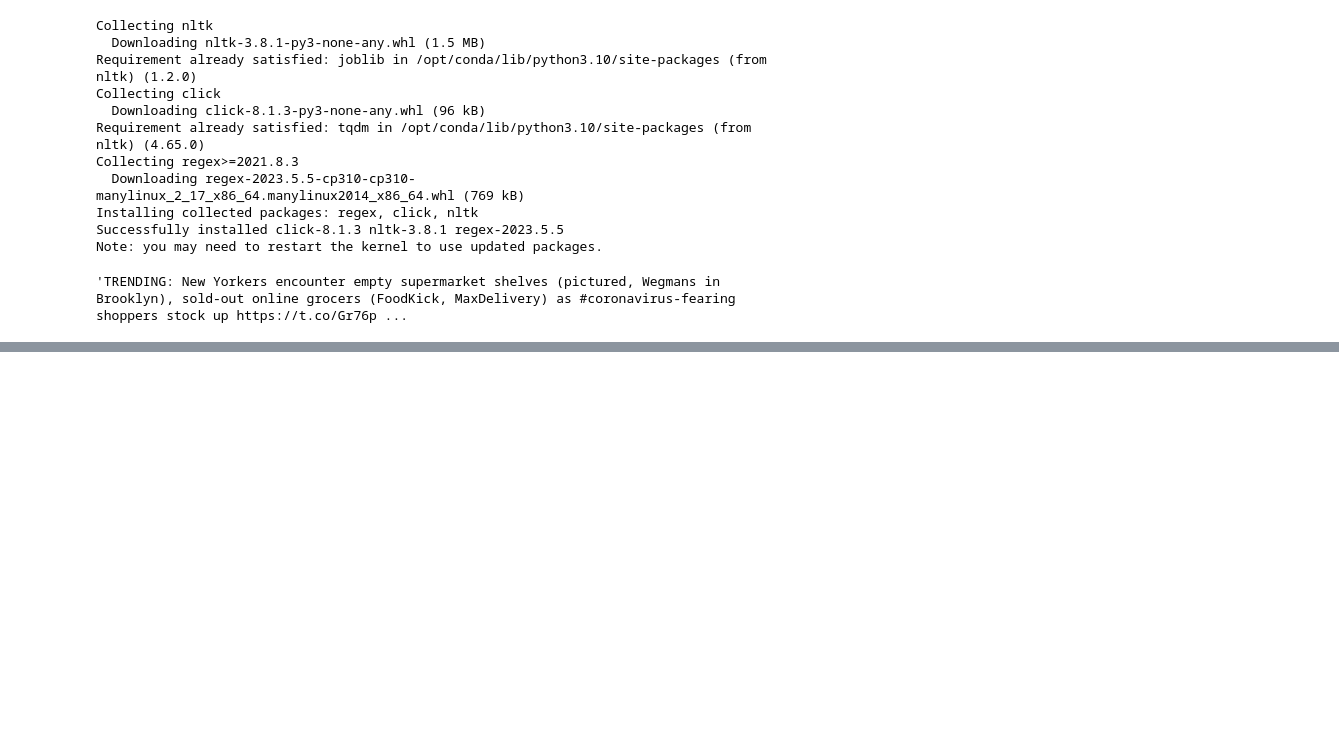
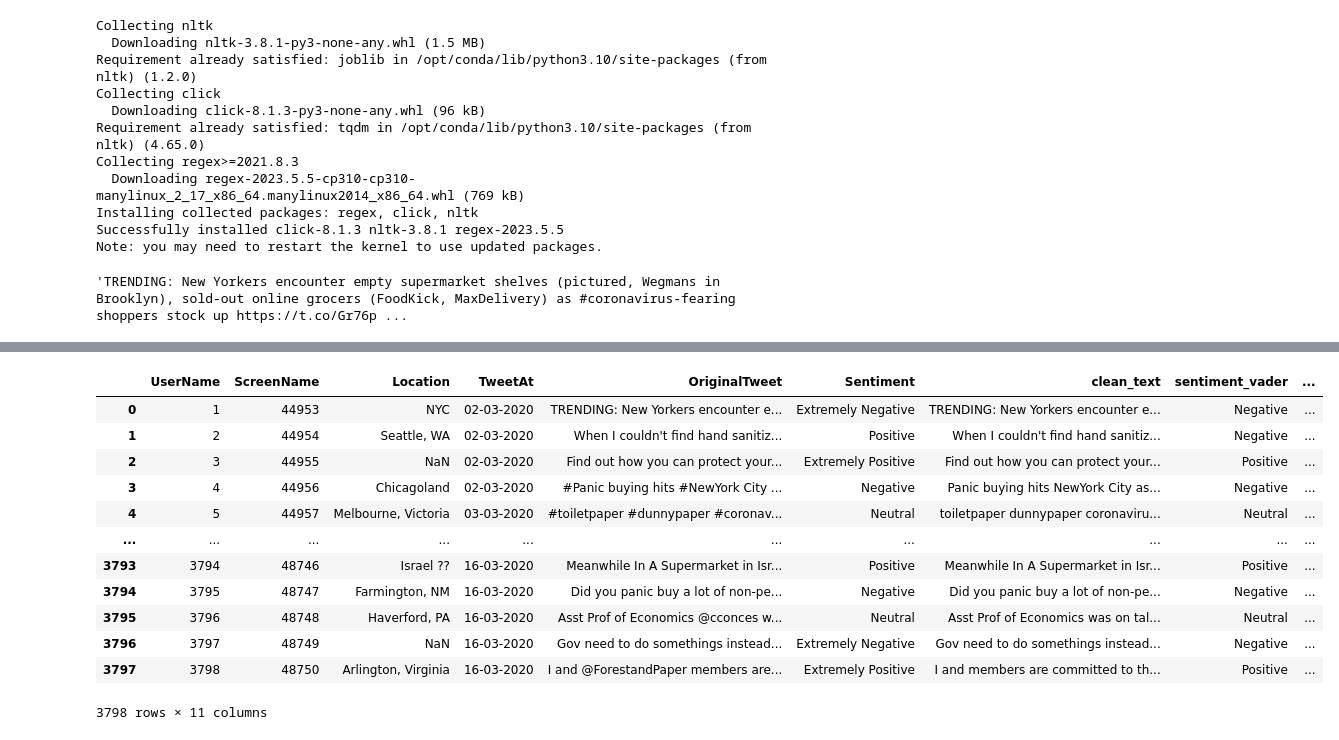
Before and after one commit to ReproTeach/final-project-gauchos_finalproject, a Jupyter notebook: final_project.ipynb, the cells around one changed output, grey strips where cells are left out. Saved outputs shown, nothing was run; the diff lists cells and outputs as text; code cells hidden in the pictures; blank space fills up the shorter version.

```diff
--- a/final_project.ipynb
+++ b/final_project.ipynb
@@ -105,0 +184,3 @@ KeyError: 'clean_text'
+# %%
+df['sentiment_textblob'] = df['clean_text'].apply(get_sentiment_textblob)
+df[["clean_text", "sentiment_textblob"]]
@@ -105,0 +201,3 @@ KeyError: 'clean_text'
+# %%
+df['sent_textblob_cont'] = df['clean_text'].apply(get_sent_textblob_cont)
+df[["clean_text", "sentiment_textblob", "sent_textblob_cont"]]
@@ -105,0 +218,3 @@ KeyError: 'clean_text'
+# %%
+df['sentiment_vader'] = df['clean_text'].apply(get_sentiment_vader)
+df[["clean_text", "sentiment_textblob", "sentiment_vader"]]
@@ -105,0 +235,3 @@ KeyError: 'clean_text'
+# %%
+df['sent_vader_cont'] = df['clean_text'].apply(get_sent_vader_cont)
+df[["clean_text", "sentiment_textblob", "sent_textblob_cont", "sentiment_vader", "sent_vader_cont"]]
@@ -105,0 +252,16 @@ KeyError: 'clean_text'
+# %%
+df
+# %% [output]
+|  | UserName | ScreenName | Location | TweetAt | OriginalTweet | Sentiment | clean_text | sentiment_vader | ... |
+| 0 | 1 | 44953 | NYC | 02-03-2020 | TRENDING: New Yorkers encounter e... | Extremely Negative | TRENDING: New Yorkers encounter e... | Negative | ... |
+| 1 | 2 | 44954 | Seattle, WA | 02-03-2020 | When I couldn't find hand sanitiz... | Positive | When I couldn't find hand sanitiz... | Negative | ... |
+| 2 | 3 | 44955 | NaN | 02-03-2020 | Find out how you can protect your... | Extremely Positive | Find out how you can protect your... | Positive | ... |
+| 3 | 4 | 44956 | Chicagoland | 02-03-2020 | #Panic buying hits #NewYork City ... | Negative | Panic buying hits NewYork City as... | Negative | ... |
+| 4 | 5 | 44957 | Melbourne, Victoria | 03-03-2020 | #toiletpaper #dunnypaper #coronav... | Neutral | toiletpaper dunnypaper coronaviru... | Neutral | ... |
+| ... | ... | ... | ... | ... | ... | ... | ... | ... | ... |
+| 3793 | 3794 | 48746 | Israel ?? | 16-03-2020 | Meanwhile In A Supermarket in Isr... | Positive | Meanwhile In A Supermarket in Isr... | Positive | ... |
+| 3794 | 3795 | 48747 | Farmington, NM | 16-03-2020 | Did you panic buy a lot of non-pe... | Negative | Did you panic buy a lot of non-pe... | Negative | ... |
+| 3795 | 3796 | 48748 | Haverford, PA | 16-03-2020 | Asst Prof of Economics @cconces w... | Neutral | Asst Prof of Economics was on tal... | Neutral | ... |
+| 3796 | 3797 | 48749 | NaN | 16-03-2020 | Gov need to do somethings instead... | Extremely Negative | Gov need to do somethings instead... | Negative | ... |
+| 3797 | 3798 | 48750 | Arlington, Virginia | 16-03-2020 | I and @ForestandPaper members are... | Extremely Positive | I and members are committed to th... | Positive | ... |
+3798 rows × 11 columns
```
Also changed, not shown: parts of 28 cells of this notebook.
